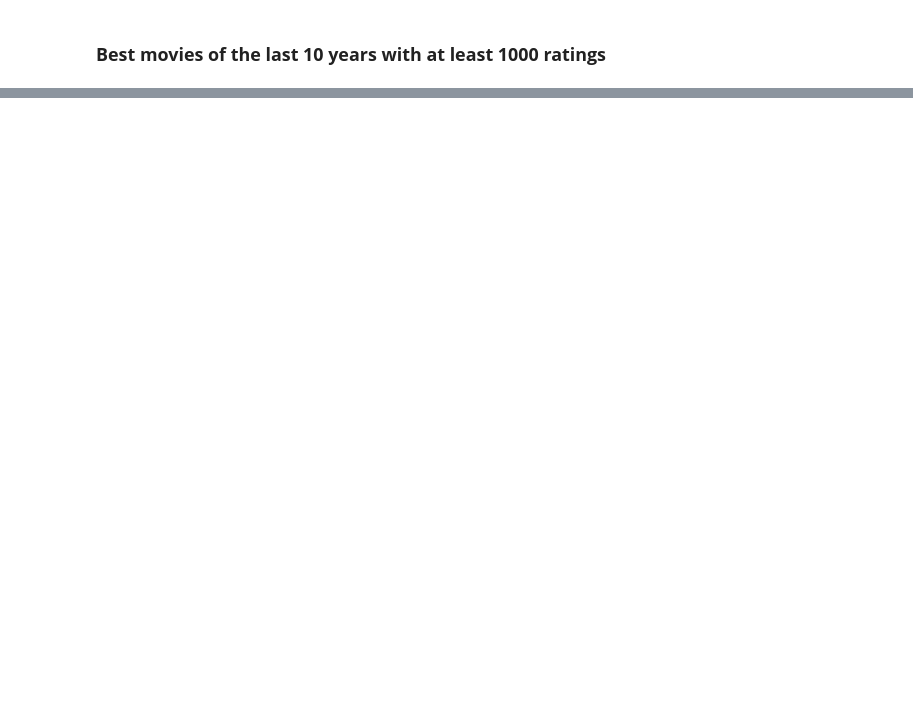
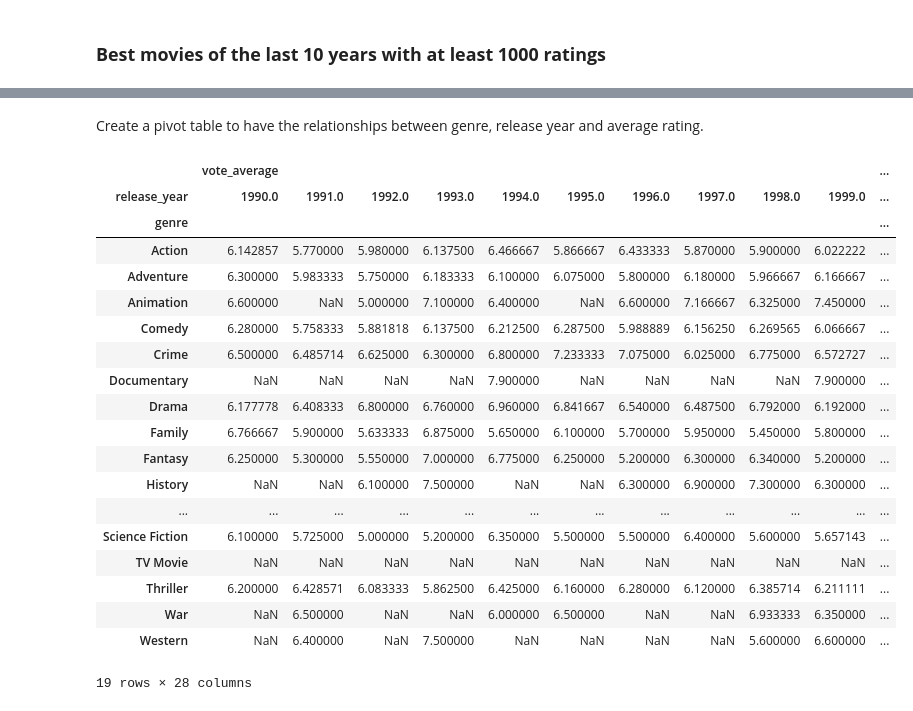
Before and after one commit to herrerovir/Python-exploratory-data-analysis-movies, a Jupyter notebook: EDA-movies.ipynb, the cells around one changed output, grey strips where cells are left out. Cells and saved outputs as stored; diff of their text form; code cells hidden in the pictures; blank space fills up the shorter version.

```diff
--- a/EDA-movies.ipynb
+++ b/EDA-movies.ipynb
@@ -376,0 +490,4 @@ df_last_decade.sort_values(by = "vote_average", ascending = False)[0:10]
+# %%
+# Filter movies between 1990 and 2018
+df_movies = df_movies.loc[(df_movies["release_year"] >= 1990) & (df_movies["release_year"] < 2019)]
+df_movies.head()
@@ -376,0 +501,27 @@ df_last_decade.sort_values(by = "vote_average", ascending = False)[0:10]
+# %% [markdown]
+Create a pivot table to have the relationships between genre, release year and average rating.
+# %%
+# Pivot table genre, release year and average rating
+ratings_per_genre_per_year = pd.pivot_table(df_movies, values = ["vote_average"], index = "genre", columns = ["release_year"])
+ratings_per_genre_per_year
+# %% [output]
+|  | vote_average |  |  |  |  |  |  |  |  |  | ... |
+| release_year | 1990.0 | 1991.0 | 1992.0 | 1993.0 | 1994.0 | 1995.0 | 1996.0 | 1997.0 | 1998.0 | 1999.0 | ... |
+| genre |  |  |  |  |  |  |  |  |  |  | ... |
+| Action | 6.142857 | 5.770000 | 5.980000 | 6.137500 | 6.466667 | 5.866667 | 6.433333 | 5.870000 | 5.900000 | 6.022222 | ... |
+| Adventure | 6.300000 | 5.983333 | 5.750000 | 6.183333 | 6.100000 | 6.075000 | 5.800000 | 6.180000 | 5.966667 | 6.166667 | ... |
+| Animation | 6.600000 | NaN | 5.000000 | 7.100000 | 6.400000 | NaN | 6.600000 | 7.166667 | 6.325000 | 7.450000 | ... |
+| Comedy | 6.280000 | 5.758333 | 5.881818 | 6.137500 | 6.212500 | 6.287500 | 5.988889 | 6.156250 | 6.269565 | 6.066667 | ... |
+| Crime | 6.500000 | 6.485714 | 6.625000 | 6.300000 | 6.800000 | 7.233333 | 7.075000 | 6.025000 | 6.775000 | 6.572727 | ... |
+| Documentary | NaN | NaN | NaN | NaN | 7.900000 | NaN | NaN | NaN | NaN | 7.900000 | ... |
+| Drama | 6.177778 | 6.408333 | 6.800000 | 6.760000 | 6.960000 | 6.841667 | 6.540000 | 6.487500 | 6.792000 | 6.192000 | ... |
+| Family | 6.766667 | 5.900000 | 5.633333 | 6.875000 | 5.650000 | 6.100000 | 5.700000 | 5.950000 | 5.450000 | 5.800000 | ... |
+| Fantasy | 6.250000 | 5.300000 | 5.550000 | 7.000000 | 6.775000 | 6.250000 | 5.200000 | 6.300000 | 6.340000 | 5.200000 | ... |
+| History | NaN | NaN | 6.100000 | 7.500000 | NaN | NaN | 6.300000 | 6.900000 | 7.300000 | 6.300000 | ... |
+| ... | ... | ... | ... | ... | ... | ... | ... | ... | ... | ... | ... |
+| Science Fiction | 6.100000 | 5.725000 | 5.000000 | 5.200000 | 6.350000 | 5.500000 | 5.500000 | 6.400000 | 5.600000 | 5.657143 | ... |
+| TV Movie | NaN | NaN | NaN | NaN | NaN | NaN | NaN | NaN | NaN | NaN | ... |
+| Thriller | 6.200000 | 6.428571 | 6.083333 | 5.862500 | 6.425000 | 6.160000 | 6.280000 | 6.120000 | 6.385714 | 6.211111 | ... |
+| War | NaN | 6.500000 | NaN | NaN | 6.000000 | 6.500000 | NaN | NaN | 6.933333 | 6.350000 | ... |
+| Western | NaN | 6.400000 | NaN | 7.500000 | NaN | NaN | NaN | NaN | 5.600000 | 6.600000 | ... |
+19 rows × 28 columns
```
Also changed, not shown: parts of 18 cells of this notebook.
